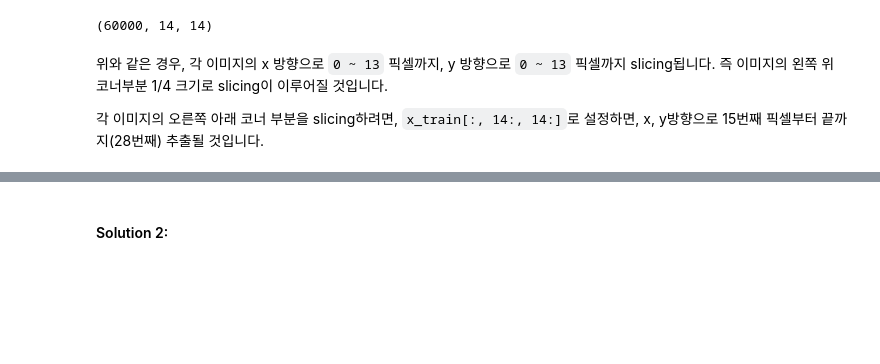
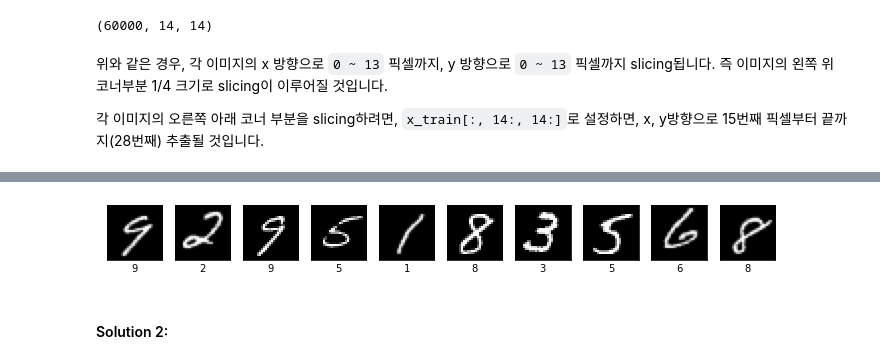
Before and after one commit to idebtor/HuStarML, a Jupyter notebook: ipynb/ai3-4 Tensor.ipynb, the cells around one changed output, grey strips where cells are left out. Cells and saved outputs as stored; diff of their text form; code cells hidden in the pictures; blank space fills up the shorter version.

```diff
--- a/ipynb/ai3-4 Tensor.ipynb
+++ b/ipynb/ai3-4 Tensor.ipynb
@@ -319,14 +319,20 @@ print(my_slice.shape)
 # %%
 import matplotlib.pyplot as plt
 
-zap = None
-label = None
+zap = x_train[-10:]
+label = y_train[-10:]
 
 plt.figure(figsize=(12,12))
 for i in range(len(zap)):
-    None
-
+    plt.subplot(10, 10, i + 1)     # displays upto 100 images
+    plt.xticks([])
+    plt.yticks([])
+    plt.grid(False)
+    plt.imshow(zap[i], cmap="gray")
+    plt.xlabel(label[i])
 plt.show()
+# %% [output]
+[figure, added]
 # %% [markdown]
 #### Solution 2:
 # %%
```
Also changed, not shown: parts of 2 cells of this notebook.
